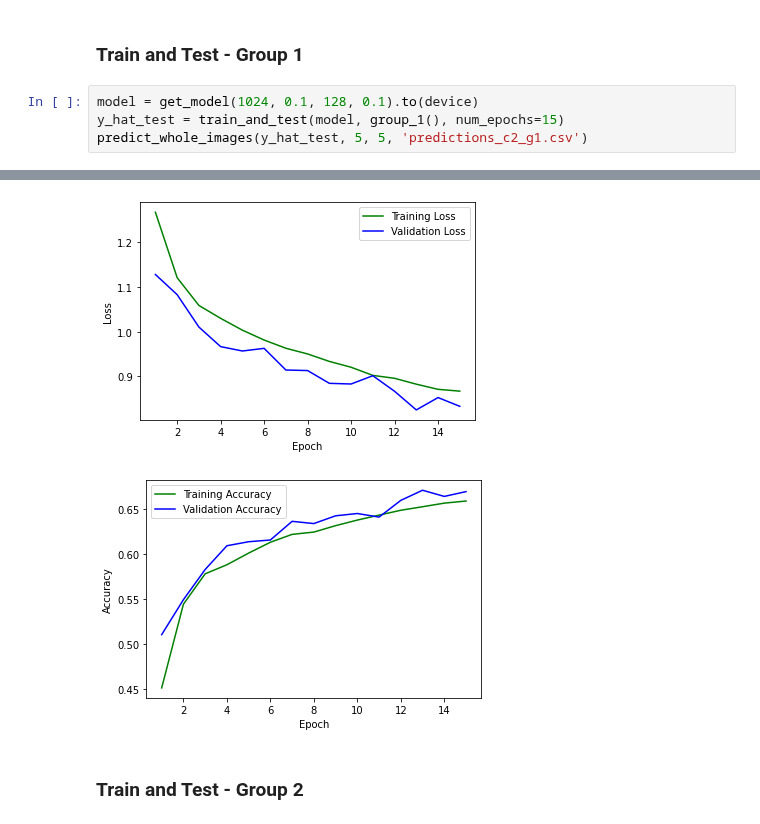
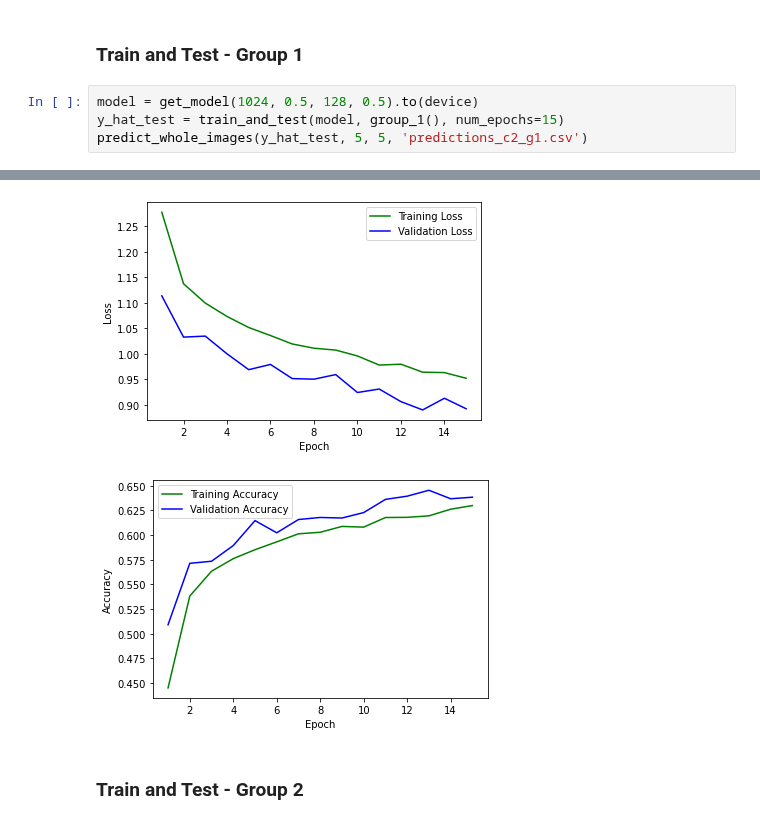
Before and after one commit to jmaness/csc591nn-projc1, a Jupyter notebook: c2.ipynb, the cells around one changed output, grey strips where cells are left out. Drawn from its saved outputs; the diff is of its cells as text.

```diff
--- a/c2.ipynb
+++ b/c2.ipynb
@@ -718,7 +718,7 @@ def predict_whole_images(patch_predictions, rows, columns, csvfile):
 # %% [markdown]
 ### Train and Test - Group 1
 # %%
-model = get_model(1024, 0.1, 128, 0.1).to(device)
+model = get_model(1024, 0.5, 128, 0.5).to(device)
 y_hat_test = train_and_test(model, group_1(), num_epochs=15)
 predict_whole_images(y_hat_test, 5, 5, 'predictions_c2_g1.csv')
 # %% [output]
@@ -740,7 +740,7 @@ train 0:01:31.760114 loss: 1.1208 accuracy: 0.5444
 4: 55
 Finished generating predictions to predictions_c2_g1.csv
-[figure, old version]
+[figure, new version]
-[figure, old version]
+[figure, new version]
 # %% [markdown]
 ### Train and Test - Group 2
 # %%
```
Also changed, not shown: parts of 1 cell of this notebook.
